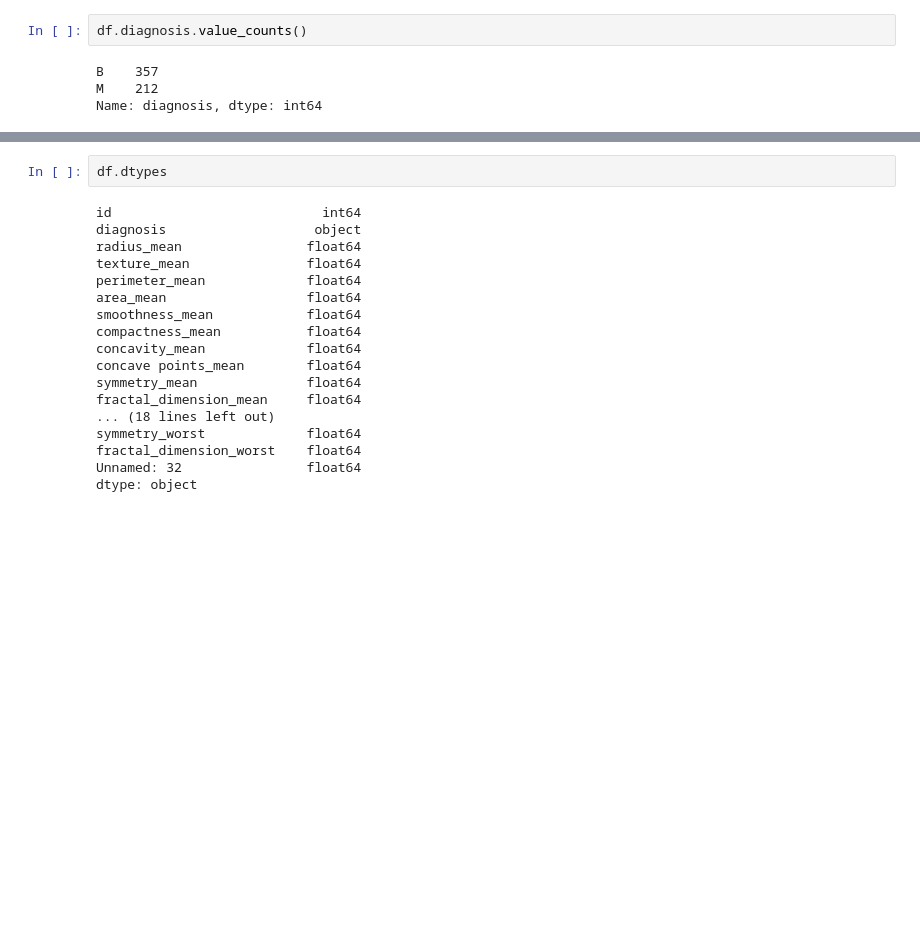
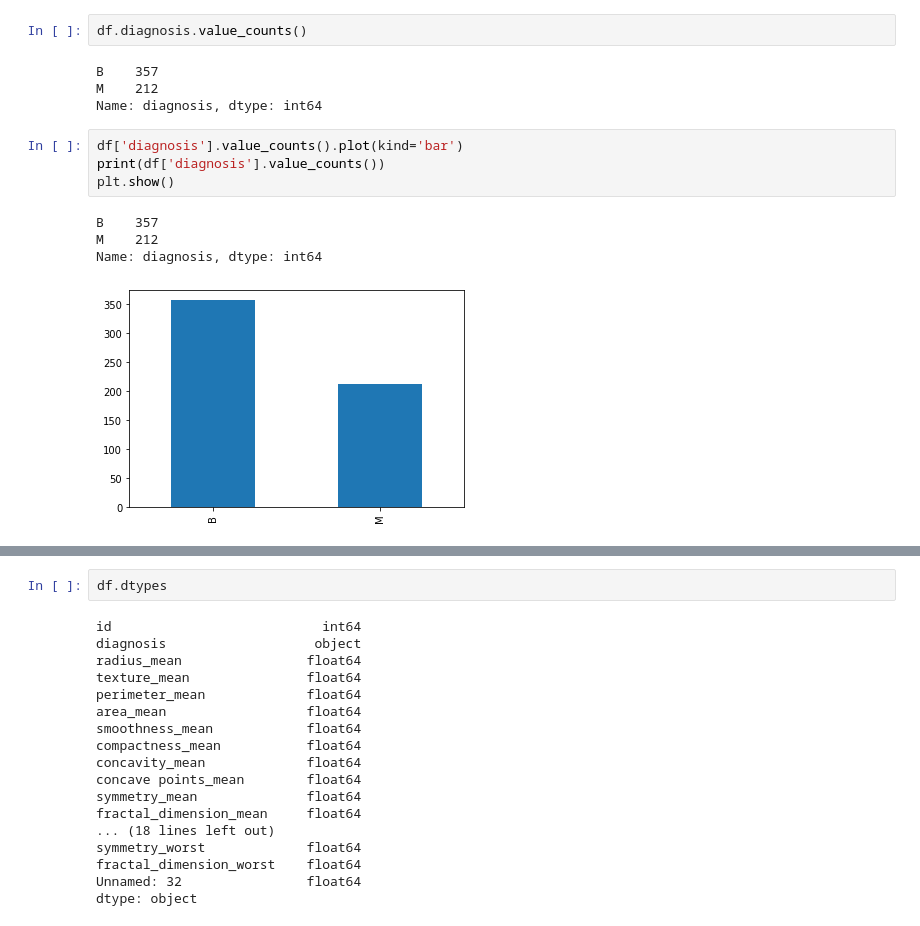
Before and after one commit to chinmayprele/PH582-ML-Final_Project, a Jupyter notebook: final/Finalproj.ipynb, the cells around one changed output, grey strips where cells are left out. Cells and saved outputs as stored; diff of their text form; blank space fills up the shorter version.

```diff
--- a/final/Finalproj.ipynb
+++ b/final/Finalproj.ipynb
@@ -20,3 +20,12 @@ df.diagnosis.value_counts()
 B    357
 M    212
 Name: diagnosis, dtype: int64
+# %%
+df['diagnosis'].value_counts().plot(kind='bar')
+print(df['diagnosis'].value_counts())
+plt.show()
+# %% [output]
+B    357
+M    212
+Name: diagnosis, dtype: int64
+[figure, added]
```
Also changed, not shown: parts of 44 cells of this notebook.
